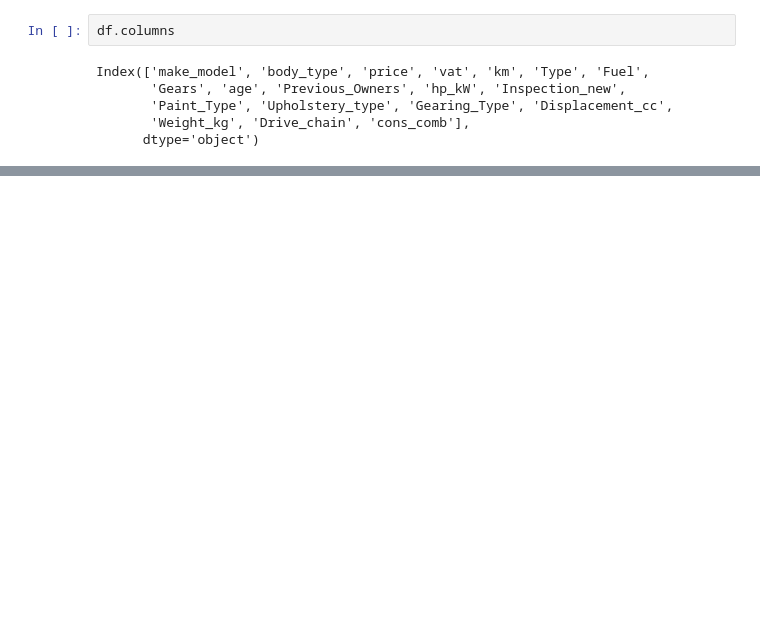
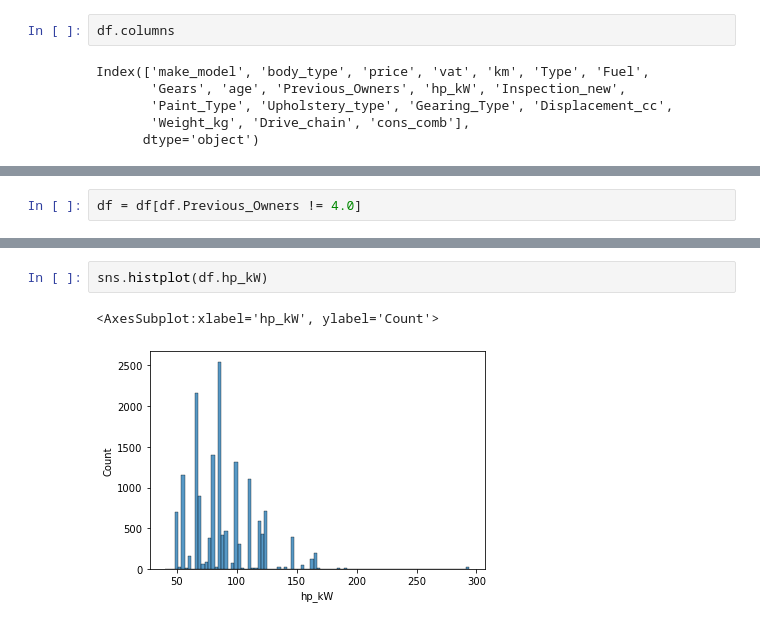
Before and after one commit to gulchinzh/Data-Science-Project, a Jupyter notebook: Final scout not dummy1.ipynb, the cells around one changed output, grey strips where cells are left out. Saved outputs shown, nothing was run; the diff lists cells and outputs as text; blank space fills up the shorter version.

```diff
--- a/Final scout not dummy1.ipynb
+++ b/Final scout not dummy1.ipynb
@@ -243,0 +256,2 @@ Index(['make_model', 'body_type', 'price', 'vat', 'km', 'Type', 'Fuel',
+# %%
+df = df[df.Previous_Owners != 4.0]
@@ -243,0 +281,5 @@ Index(['make_model', 'body_type', 'price', 'vat', 'km', 'Type', 'Fuel',
+# %%
+sns.histplot(df.hp_kW)
+# %% [output]
+<AxesSubplot:xlabel='hp_kW', ylabel='Count'>
+[figure, added]
```
Also changed, not shown: parts of 42 cells of this notebook.
